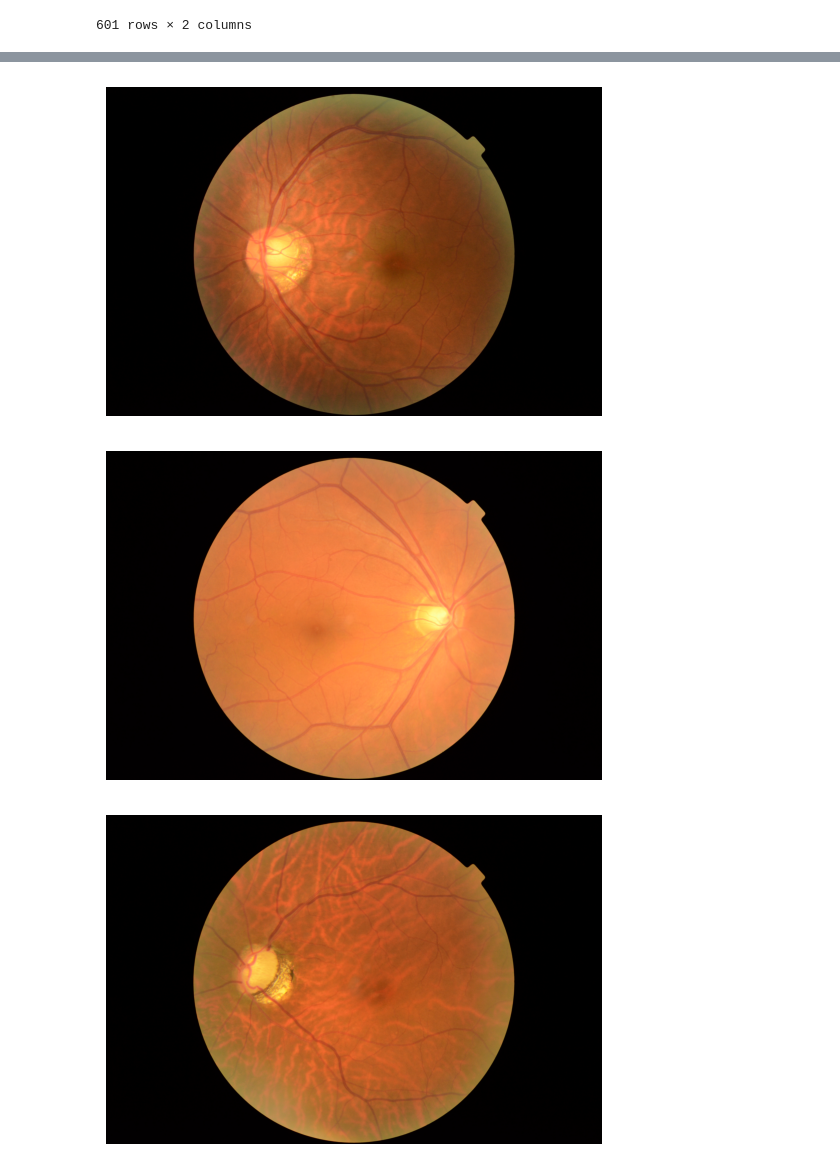
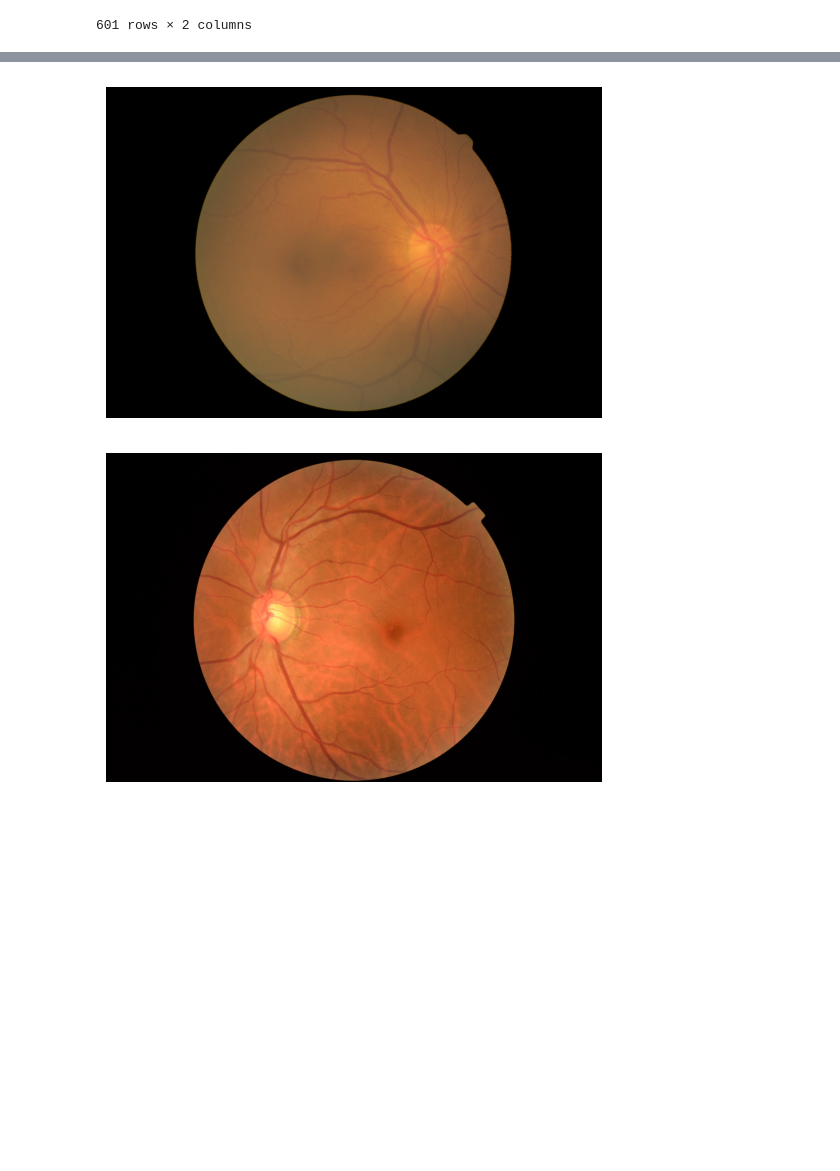
Before and after one commit to FranceRafaelSalacut/Replication_thesis, a Jupyter notebook: DED.ipynb, the cells around one changed output, grey strips where cells are left out. Cells and saved outputs as stored; diff of their text form; code cells hidden in the pictures; blank space fills up the shorter version.

```diff
--- a/DED.ipynb
+++ b/DED.ipynb
@@ -156,6 +153,6 @@ def show_img(image):
     plt.axis('off')
     plt.show()
 
-for x in dataset['Image'].sample(5):
+for x in dataset['Image'].sample(2):
     show_img(x)
 # %% [output]
@@ -164,3 +161,2 @@ for x in dataset['Image'].sample(5):
-[figure, old version]
+[figure, new version]
-[figure, old version]
+[figure, new version]
-[figure, removed]
```
Also changed, not shown: parts of 14 cells of this notebook.
